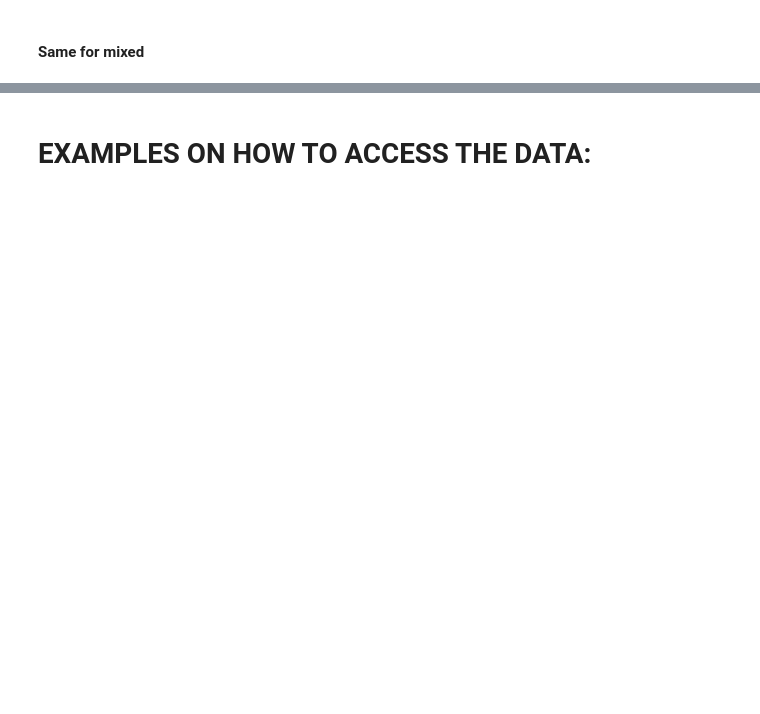
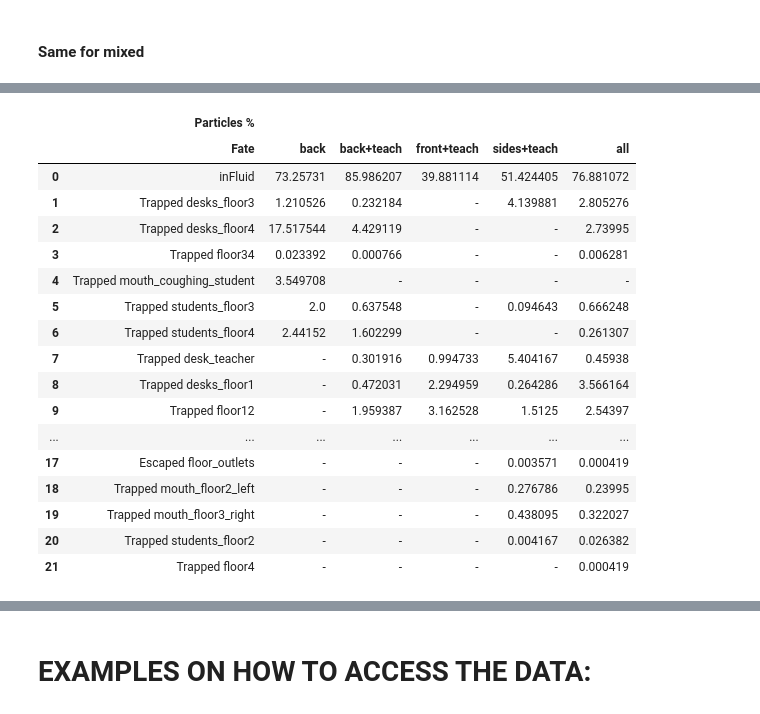
Before and after one commit to socrates-ferna/fluentdpm-posproc, a Jupyter notebook: analysis.ipynb, the cells around one changed output, grey strips where cells are left out. Cells and saved outputs as stored; diff of their text form; code cells hidden in the pictures; blank space fills up the shorter version.

```diff
--- a/analysis.ipynb
+++ b/analysis.ipynb
@@ -259,0 +266,24 @@ functions.plotagainsttime(newtimesmixdict,fates,mix=True,savefig=True)
+# %%
+instant = 60
+resdf = functions.colacrossparam(timesdict,instant,col='Particles %')
+display(resdf)
+resdf.to_latex(buf='colacrossparam.tex',float_format="f{:0.2f}".format,index=False)
+# %% [output]
+|  | Particles % |  |  |  |  |  |
+|  | Fate | back | back+teach | front+teach | sides+teach | all |
+| 0 | inFluid | 73.25731 | 85.986207 | 39.881114 | 51.424405 | 76.881072 |
+| 1 | Trapped desks_floor3 | 1.210526 | 0.232184 | - | 4.139881 | 2.805276 |
+| 2 | Trapped desks_floor4 | 17.517544 | 4.429119 | - | - | 2.73995 |
+| 3 | Trapped floor34 | 0.023392 | 0.000766 | - | - | 0.006281 |
+| 4 | Trapped mouth_coughing_student | 3.549708 | - | - | - | - |
+| 5 | Trapped students_floor3 | 2.0 | 0.637548 | - | 0.094643 | 0.666248 |
+| 6 | Trapped students_floor4 | 2.44152 | 1.602299 | - | - | 0.261307 |
+| 7 | Trapped desk_teacher | - | 0.301916 | 0.994733 | 5.404167 | 0.45938 |
+| 8 | Trapped desks_floor1 | - | 0.472031 | 2.294959 | 0.264286 | 3.566164 |
+| 9 | Trapped floor12 | - | 1.959387 | 3.162528 | 1.5125 | 2.54397 |
+| ... | ... | ... | ... | ... | ... | ... |
+| 17 | Escaped floor_outlets | - | - | - | 0.003571 | 0.000419 |
+| 18 | Trapped mouth_floor2_left | - | - | - | 0.276786 | 0.23995 |
+| 19 | Trapped mouth_floor3_right | - | - | - | 0.438095 | 0.322027 |
+| 20 | Trapped students_floor2 | - | - | - | 0.004167 | 0.026382 |
+| 21 | Trapped floor4 | - | - | - | - | 0.000419 |
```
Also changed, not shown: parts of 54 cells of this notebook, 1 other file.
